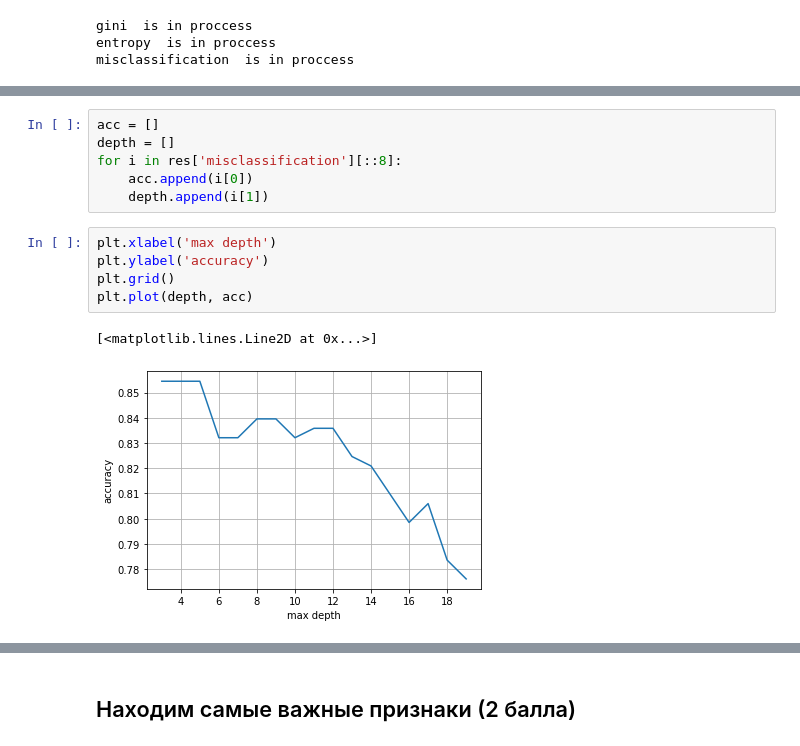
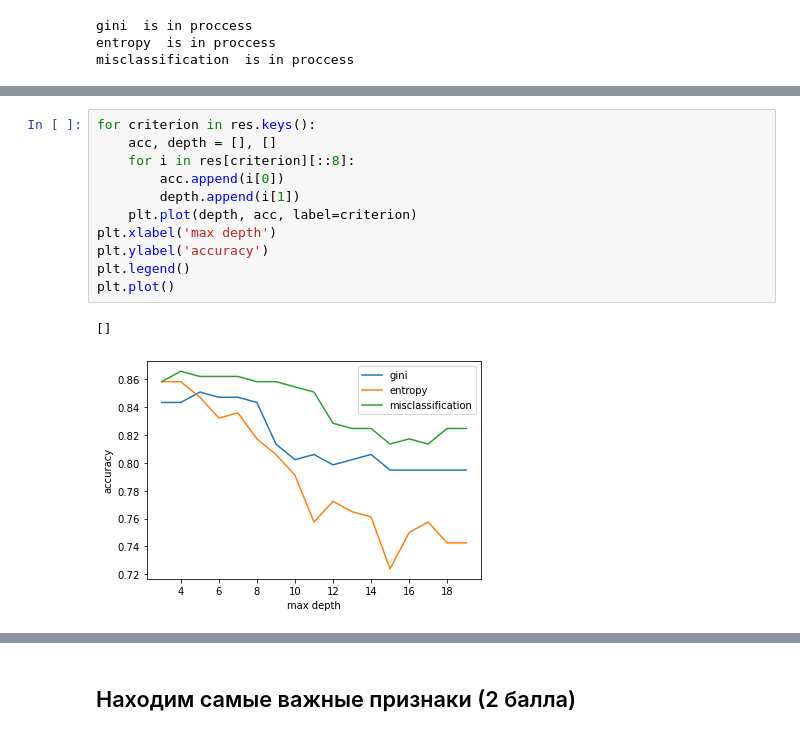
Before and after one commit to MichaelYashchenko/DataMining_spring2021, a Jupyter notebook: hw3/hw3_yashchenko.ipynb, the cells around one changed output, grey strips where cells are left out. Saved outputs shown, nothing was run; the diff lists cells and outputs as text.

```diff
--- a/hw3/hw3_yashchenko.ipynb
+++ b/hw3/hw3_yashchenko.ipynb
@@ -351,15 +342,15 @@ max(res['gini']), max(res['entropy']), max(res['misclassification'])
 # %%
-acc = []
-depth = []
-for i in res['misclassification'][::8]:
-    acc.append(i[0])
-    depth.append(i[1])
+for criterion in res.keys():
+    acc, depth = [], []
+    for i in res[criterion][::8]:
+        acc.append(i[0])
+        depth.append(i[1])
+    plt.plot(depth, acc, label=criterion)
+plt.xlabel('max depth')
+plt.ylabel('accuracy')
+plt.legend()
+plt.plot()
+# %% [output]
+[]
+[figure, added]
-# %%
-plt.xlabel('max depth')
-plt.ylabel('accuracy')
-plt.grid()
-plt.plot(depth, acc)
-# %% [output]
-[<matplotlib.lines.Line2D at 0x...>]
-[figure, removed]
 # %%
```
Also changed, not shown: parts of 8 cells of this notebook.
